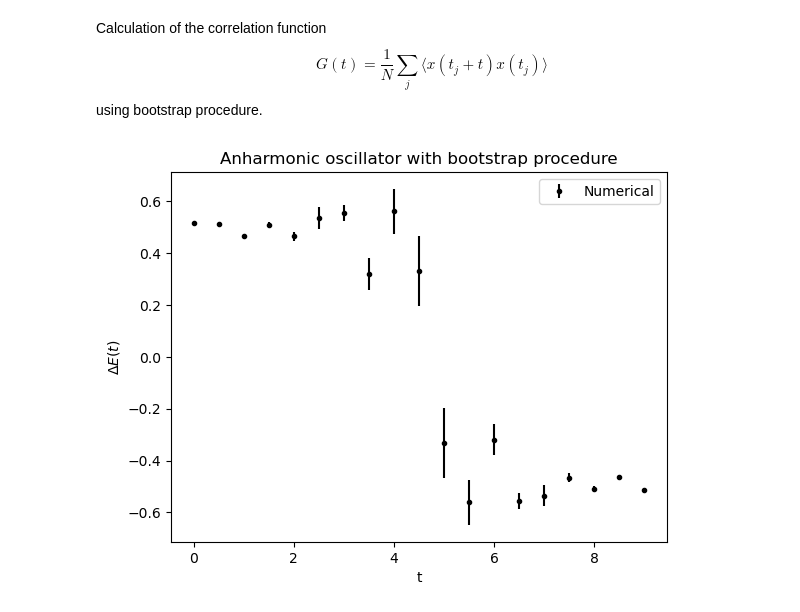
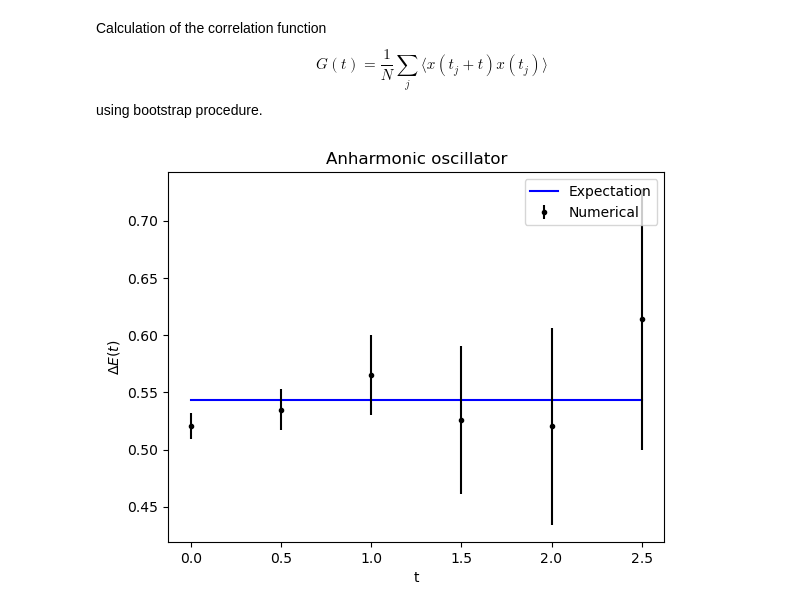
Before and after one commit to lusvelt/path-integral-monte-carlo, a Jupyter notebook: src/metropolis-anharmonic-oscillator.ipynb, the cells around one changed output. Cells and saved outputs as stored; diff of their text form; code cells hidden in the pictures.

```diff
--- a/src/metropolis-anharmonic-oscillator.ipynb
+++ b/src/metropolis-anharmonic-oscillator.ipynb
@@ -29,5 +28,4 @@ anharmonic_oscillator = NonRelativisticSingleParticle1D(T=a*N, N=N, V=quartic_po
 # %%
-x = np.zeros
-x = anharmonic_oscillator.solve_schrodinger(100,2)
+eigenstates = anharmonic_oscillator.solve_schrodinger(10000,2)
 # %% [output]
 Computing...
@@ -35,0 +37,3 @@ Took 0.007934331893920898
+# %%
+E_exact = eigenstates.energies[1] - eigenstates.energies[0]
+print(f'$\\Delta E$ of quartic oscillator: {E_exact}')
@@ -36,3 +44,5 @@ Took 0.007934331893920898
+# %%
+E_exact *= a
 # %% [markdown]
 Calculation of the correlation function
 $$
@@ -46,14 +56,9 @@ def compute_G(x,n):
         g = g + x[j]*x[(j+n)%N]
     return g/N
 # %%
-average_delta_E_with_bootstrap, std_delta_E_with_boostrap = anharmonic_oscillator.compute_delta_E(compute_G, N_cf, N_cor, eps, N_copies=N_copies)
+average_delta_E, std_delta_E = anharmonic_oscillator.compute_delta_E(compute_G, N_cf, N_cor=50, eps=eps, N_copies=N_copies)
-# %%
-#plt.plot(t[:7], E_exact[:7] ,'b',label='Expected')
-plt.errorbar(t, average_delta_E_with_bootstrap, yerr=std_delta_E_with_boostrap,color='black' ,label='Numerical',fmt='.')
-plt.legend(loc='upper right')
-plt.title('Anharmonic oscillator with bootstrap procedure')
-plt.xlabel('t')
-plt.ylabel(r'$\Delta E(t)$')
-plt.show()
-# %% [output]
-[figure, removed]
+# %%
+fig = plot_delta_E(E_exact, average_delta_E, std_delta_E, a, "Anharmonic oscillator", n=6)
+fig.show()
+# %% [output]
+[figure, added]
```
Also changed, not shown: parts of 8 cells of this notebook, 3 other files.
